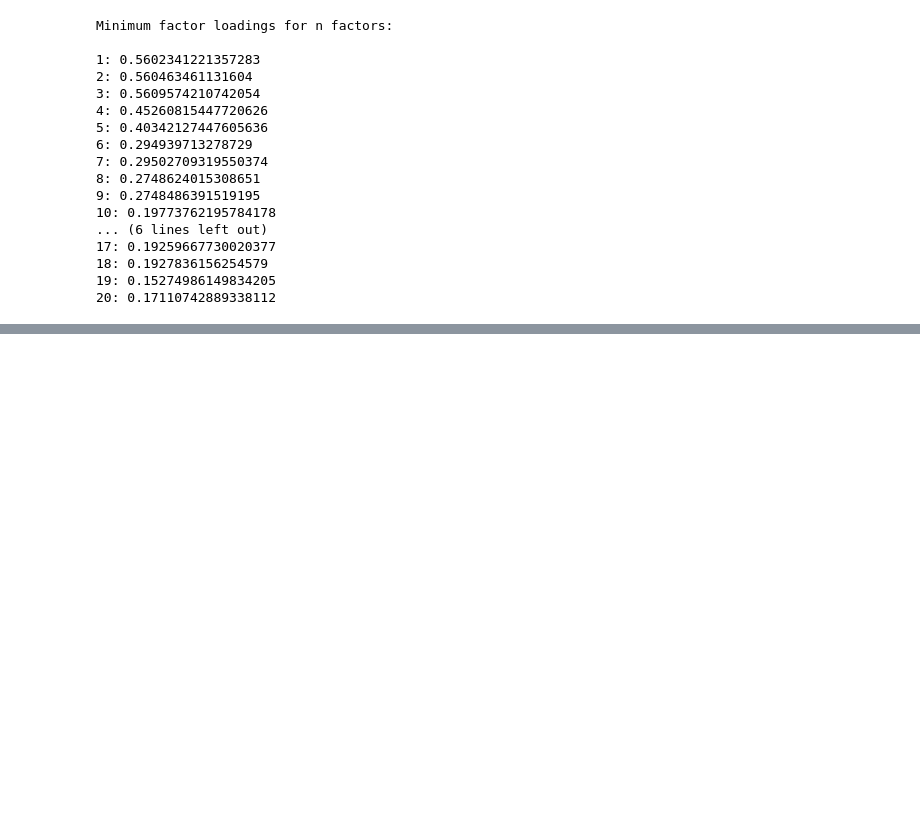
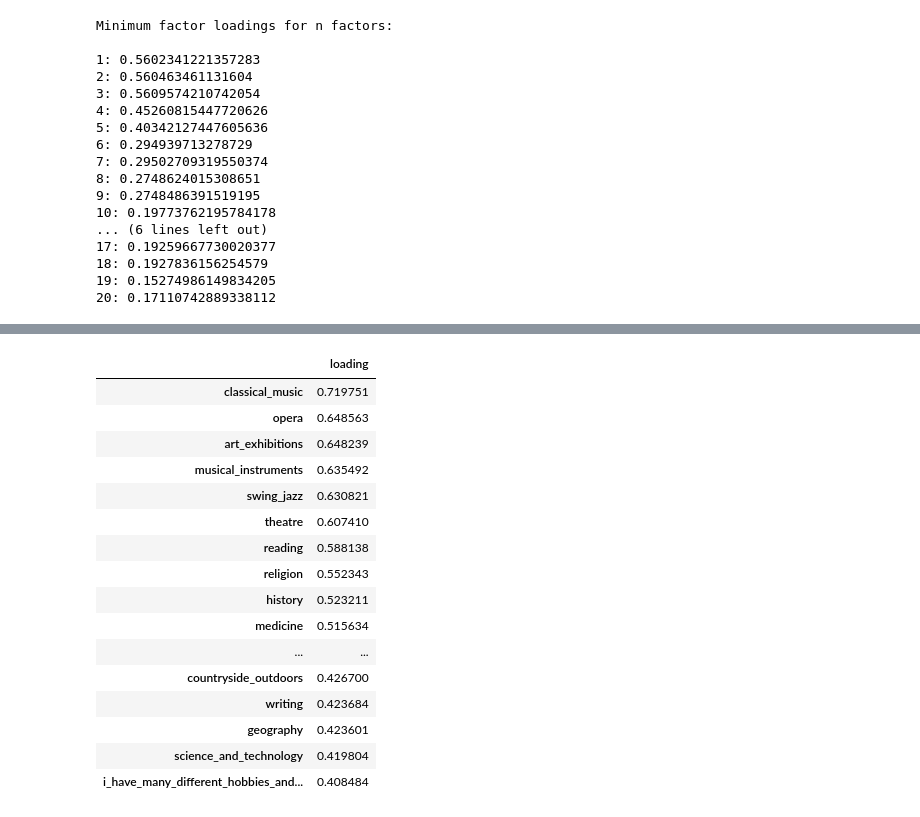
Before and after one commit to vincefav/factor-analysis, a Jupyter notebook: Factor analysis tutorial.ipynb, the cells around one changed output, grey strips where cells are left out. Saved outputs shown, nothing was run; the diff lists cells and outputs as text; code cells hidden in the pictures; blank space fills up the shorter version.

```diff
--- a/Factor analysis tutorial.ipynb
+++ b/Factor analysis tutorial.ipynb
@@ -148 +169,21 @@ show_items(1)
+# %%
+show_loadings(1)
+# %% [output]
+|  | loading |
+| classical_music | 0.719751 |
+| opera | 0.648563 |
+| art_exhibitions | 0.648239 |
+| musical_instruments | 0.635492 |
+| swing_jazz | 0.630821 |
+| theatre | 0.607410 |
+| reading | 0.588138 |
+| religion | 0.552343 |
+| history | 0.523211 |
+| medicine | 0.515634 |
+| ... | ... |
+| countryside_outdoors | 0.426700 |
+| writing | 0.423684 |
+| geography | 0.423601 |
+| science_and_technology | 0.419804 |
+| i_have_many_different_hobbies_and... | 0.408484 |
 # %%
```
Also changed, not shown: parts of 15 cells of this notebook.
